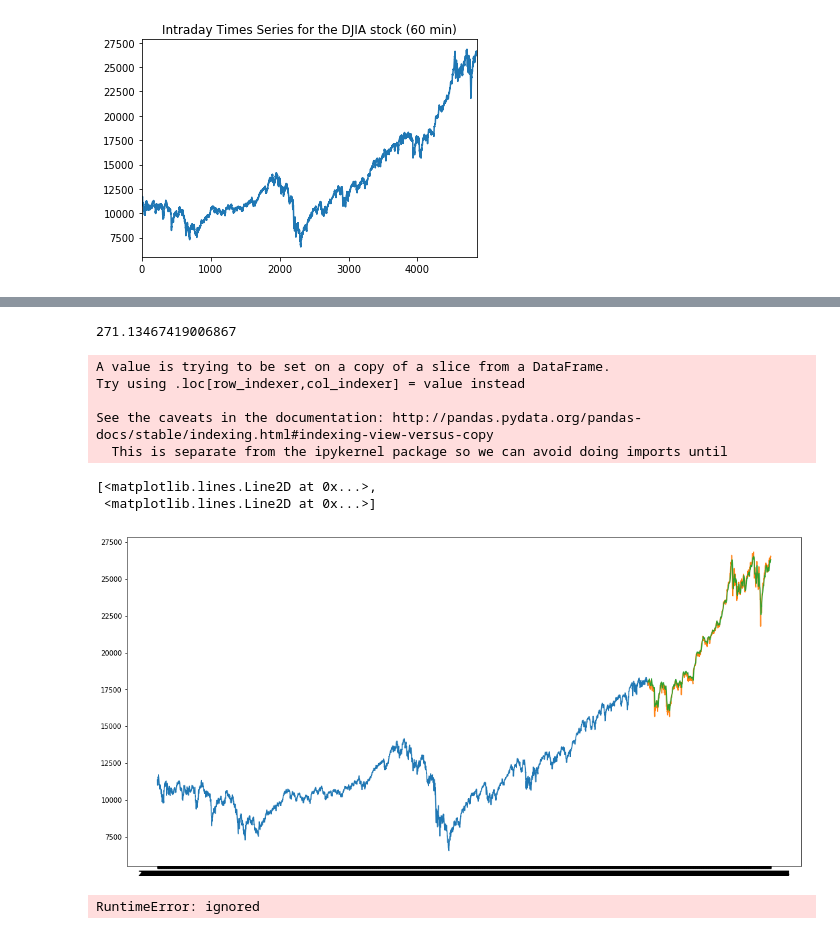
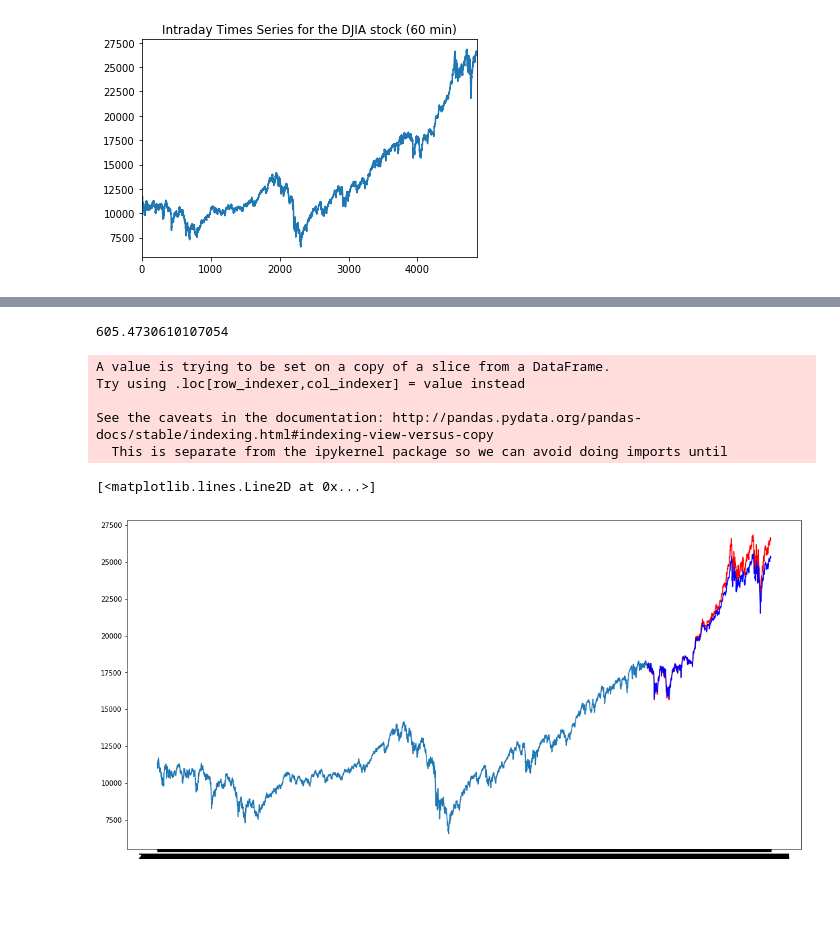
Before and after one commit to augustinechang1/LSTM_RNN_Prediction, a Jupyter notebook: LSTM_RNN.ipynb, the cells around one changed output, grey strips where cells are left out. Drawn from its saved outputs; the diff is of its cells as text; code cells hidden in the pictures; blank space fills up the shorter version.

```diff
--- a/LSTM_RNN.ipynb
+++ b/LSTM_RNN.ipynb
@@ -85,10 +101,10 @@ x_train.shape[1]
 model = Sequential()
 model.add(LSTM(units=50, return_sequences=True, input_shape=(x_train.shape[1],1)))
 model.add(LSTM(units=50))
-model.add(Dense(1))
+model.add(Dense(1)) #1 output (prediction of next day)
 
 model.compile(loss='mean_squared_error', optimizer='adam')
-model.fit(x_train, y_train, epochs=1, batch_size=1, verbose=2)
+model.fit(x_train, y_train, epochs=10, batch_size=1, verbose=2)
 # %% [output]
 WARNING:tensorflow:From /usr/local/lib/python3.6/dist-packages/tensorflow/python/framework/op_def_library.py:263: colocate_with (from tensorflow.python.framework.ops) is deprecated and will be removed ...
 Instructions for updating:
@@ -122,21 +147,21 @@ closing_price = scaler.inverse_transform(closing_price)
 rms=np.sqrt(np.mean(np.power((valid-closing_price),2)))
 rms
 # %% [output]
-271.13467419006867
+605.4730610107054
 # %%
 #for plotting
 train = new_data[:3883]
 valid = new_data[3883:]
 valid['Predictions'] = closing_price
 plt.figure(figsize=(18,9))
 plt.plot(train['Close'])
-plt.plot(valid[['Close','Predictions']])
+plt.plot(valid['Close'], color = 'red', label = 'Real Stock Price')
+plt.plot(valid['Predictions'], color = 'blue', label = 'Predicted Stock Price')
 # %% [output]
 A value is trying to be set on a copy of a slice from a DataFrame.
 Try using .loc[row_indexer,col_indexer] = value instead
 
 See the caveats in the documentation: http://pandas.pydata.org/pandas-docs/stable/indexing.html#indexing-view-versus-copy
   This is separate from the ipykernel package so we can avoid doing imports until
-[<matplotlib.lines.Line2D at 0x...>,
- <matplotlib.lines.Line2D at 0x...>]
+[<matplotlib.lines.Line2D at 0x...>]
-[figure, old version]
+[figure, new version]
@@ -155,10 +167,0 @@ app = Flask(__name__)
-# %%
-stock = request.args.get('stock', default=None, type=None)
-quandl.ApiConfig.api_key = "qWcicxSctVxrP9PhyneG"
-allData = quandl.get('WIKI/'+stock)
-dataLength = 251
-allDataLength = len(allData)
-firstDataElem = math.floor(random.random()*(allDataLength-dataLength))
-mlData = allData[0:firstDataElem+dataLength]
-# %% [output]
-RuntimeError: ignored
```
Also changed, not shown: parts of 11 cells of this notebook.
